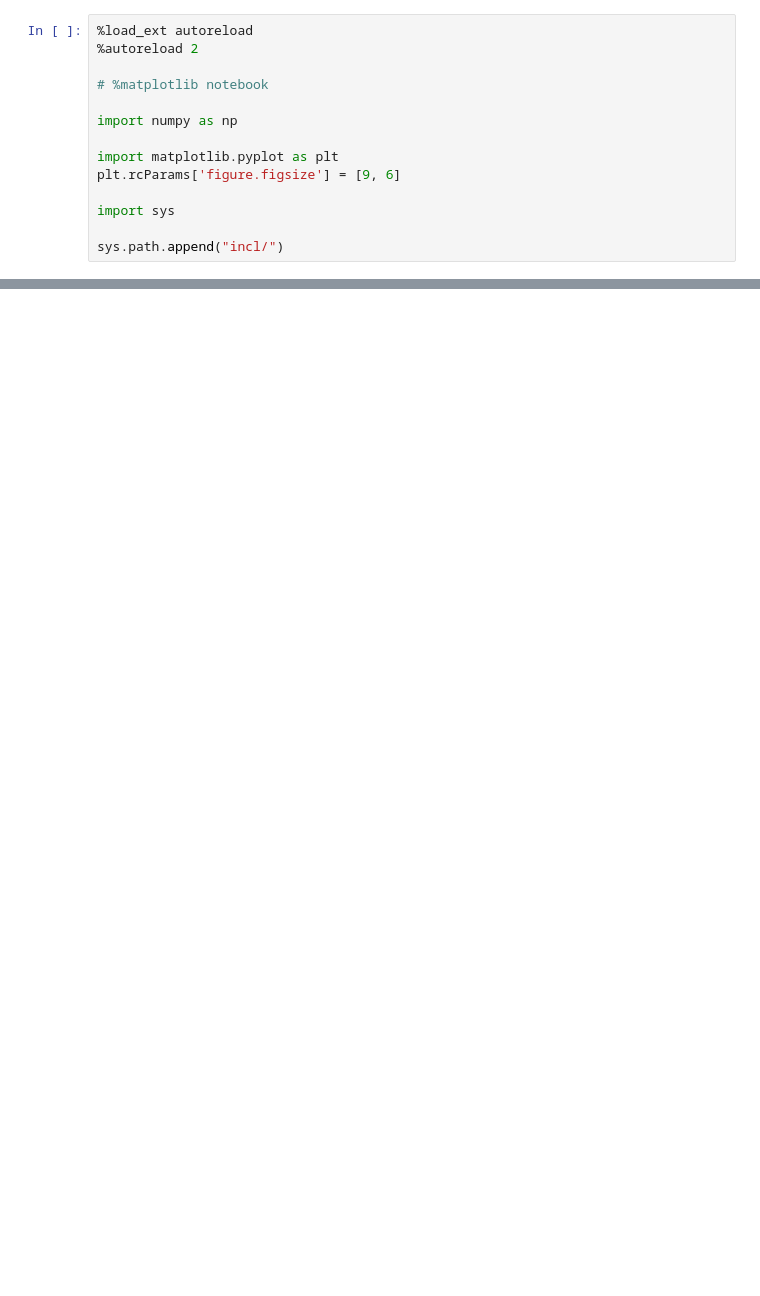
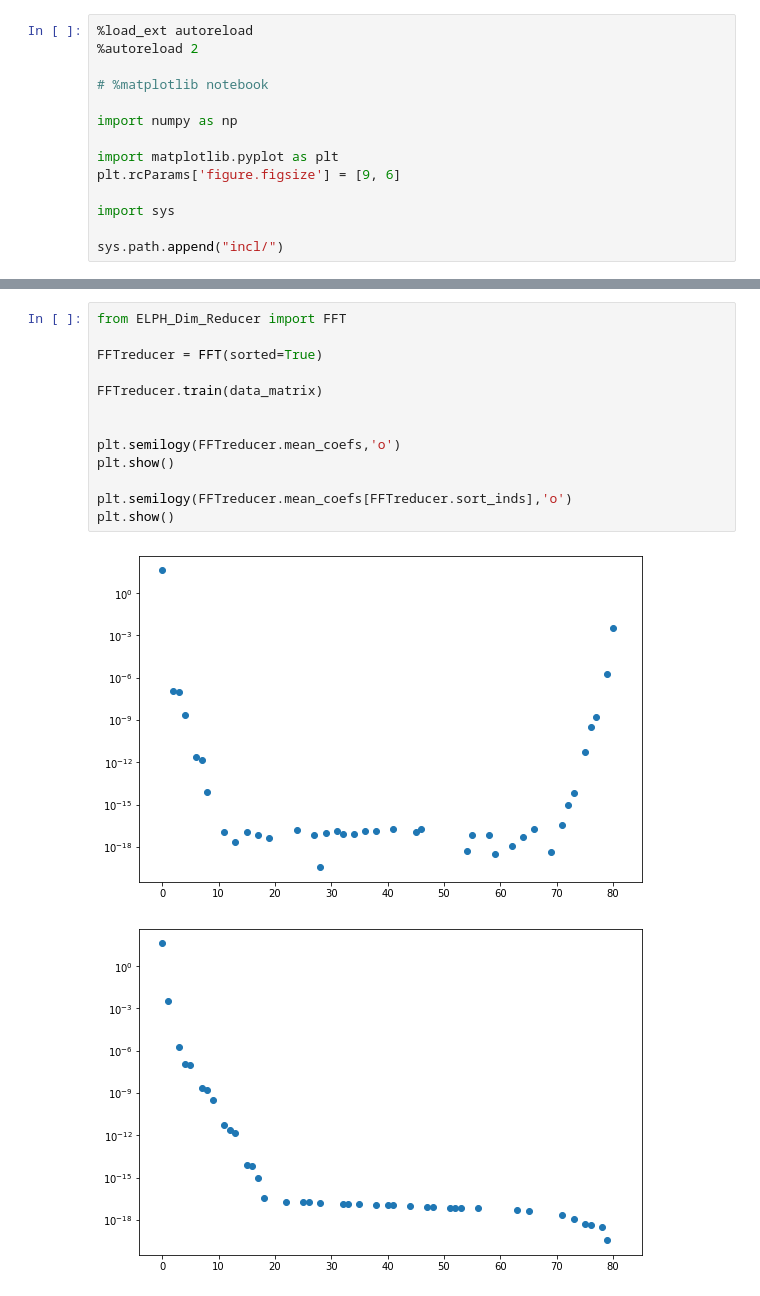
Before and after one commit to stmeinecke/derrom, a Jupyter notebook: L96.ipynb, the cells around one changed output, grey strips where cells are left out. Drawn from its saved outputs; the diff is of its cells as text; blank space fills up the shorter version.

```diff
--- a/L96.ipynb
+++ b/L96.ipynb
@@ -54,0 +85,16 @@ plt.show()
+# %%
+from ELPH_Dim_Reducer import FFT
+
+FFTreducer = FFT(sorted=True)
+
+FFTreducer.train(data_matrix)
+
+
+plt.semilogy(FFTreducer.mean_coefs,'o')
+plt.show()
+
+plt.semilogy(FFTreducer.mean_coefs[FFTreducer.sort_inds],'o')
+plt.show()
+# %% [output]
+[figure, added]
+[figure, added]
```
Also changed, not shown: parts of 4 cells of this notebook.
